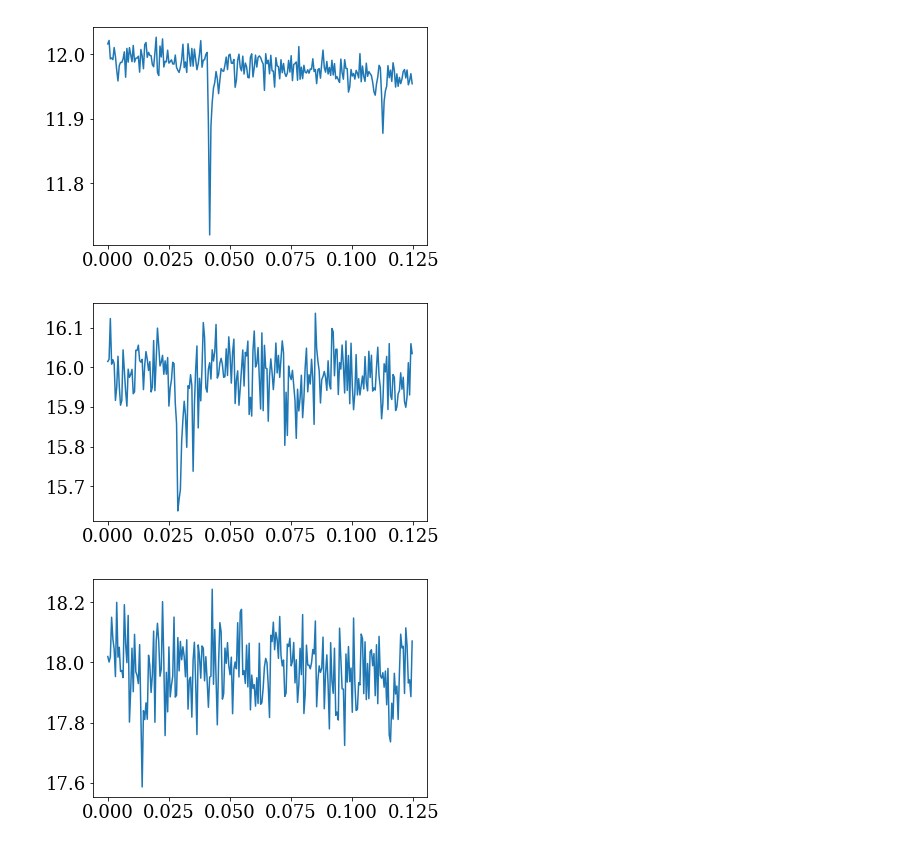
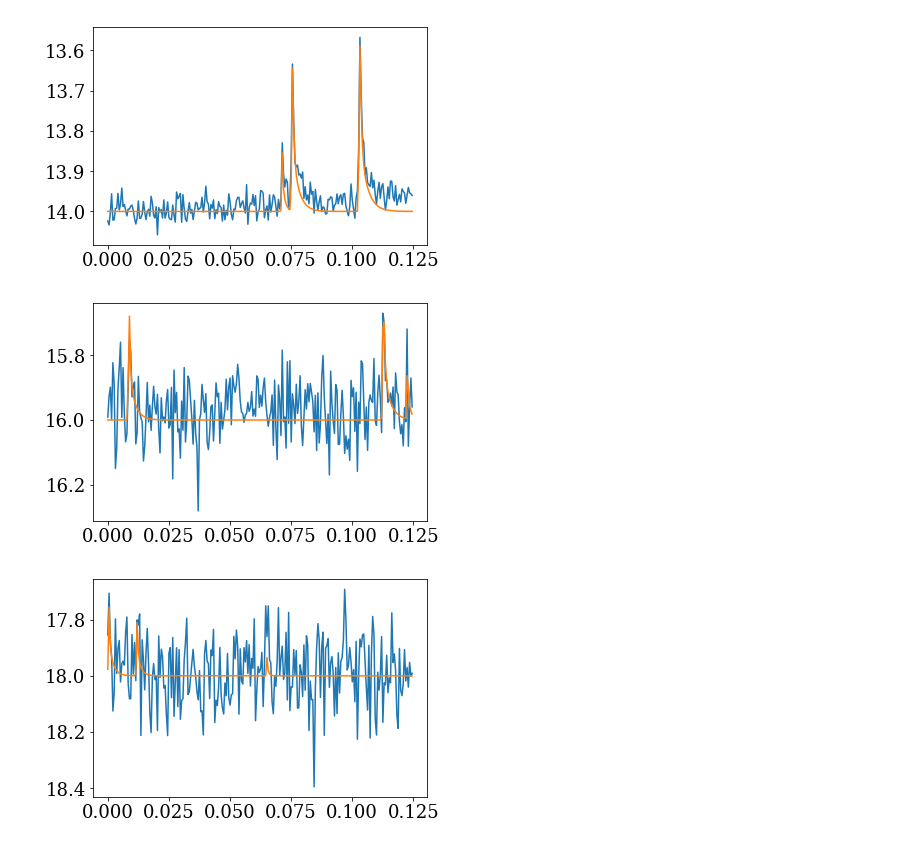
Before and after one commit to jradavenport/fake_ztf_flares, a Jupyter notebook: make_lcs.ipynb, the cells around one changed output. Drawn from its saved outputs; the diff is of its cells as text; code cells hidden in the pictures.

```diff
--- a/make_lcs.ipynb
+++ b/make_lcs.ipynb
@@ -91,7 +91,7 @@ time = np.arange(N_epoch * 2) * Expt / 60./60./24.
 # we'll end up dropping every-other exposure afterwards (to mimic actual observations)
 # %%
 # set up the quiescent brightness for these 3 fake stars
-mag0 = [12, 16, 18]
+mag0 = [14, 16, 18]
 err0 = [0.02, 0.08, 0.12]
 # %%
 N_flares = [3,3,3] # how many flares to inject into this ~3hr window?
@@ -99,33 +99,36 @@ N_flares = [3,3,3] # how many flares to inject into this ~3hr window?
 # %%
 for k in range(len(mag0)):
     flux = np.zeros_like(time)
     for j in range(N_flares[k]):
         tpeak = np.random.random(1)[0] * time.max() # random time
         srand = np.random.random(1)[0] # random size scale of flare, 0-1
         ampl = srand * 0.5 + 0.1 # scale size linearly to amplitude (BAD)
         fwhm = (srand * 60. + 8.) / 60./60./24. # scale size linearly to FWHM (BAD)
 
         flux = flux + aflare1(time, tpeak, fwhm, ampl, upsample=True)
 
     # plus let's add some small linear offsets
     e_off = time * (-0.3)
 
     # add up random + linear error
     err = np.random.randn(flux.size) * err0[k] + e_off
 
     # make final magnitudes
     mag = -2.5*np.log10(1+flux) + err + mag0[k]
 
     plt.figure()
     plt.plot(time, mag)
+    plt.plot(time, -2.5*np.log10(1+flux) + mag0[k])
+    plt.gca().invert_yaxis()
     plt.show()
 
     np.random.shuffle(err)
+    err = np.abs(err)
     df_out = pd.DataFrame(data={'time':time[np.arange(0,len(time),2)],
                                 'mag':mag[np.arange(0,len(time),2)],
                                 'err':err[np.arange(0,len(time),2)]})
     df_out.to_csv('star'+str(k+1)+'.csv', index=False, columns=('time', 'mag', 'err'))
 # %% [output]
-[figure, old version]
+[figure, new version]
-[figure, old version]
+[figure, new version]
-[figure, old version]
+[figure, new version]
```
Also changed, not shown: parts of 1 cell of this notebook, 3 other files.
